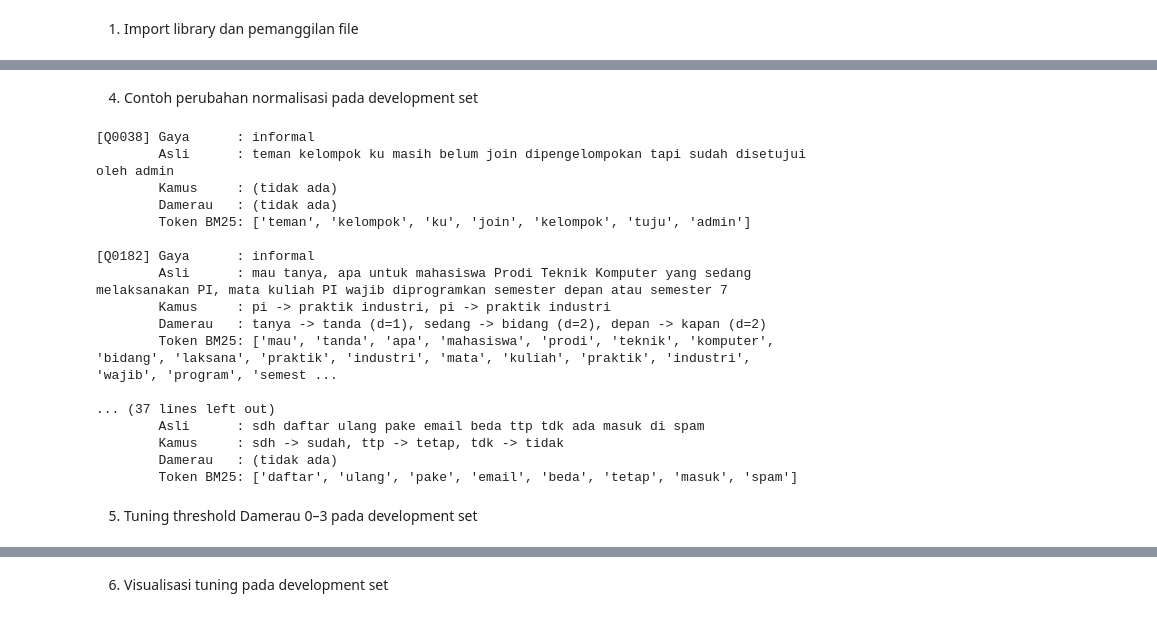
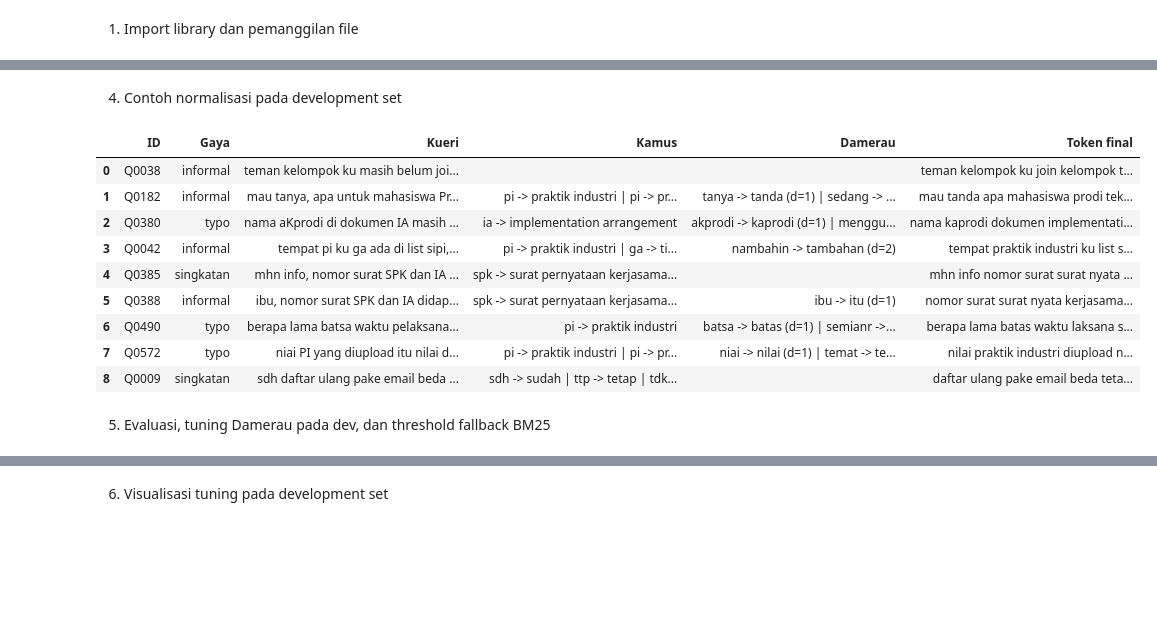
Before and after one commit to Vinmlna05/FAQ-SIPI, a Jupyter notebook: Eksperiment3/eksperiment3.ipynb, the cells around one changed output, grey strips where cells are left out. Saved outputs shown, nothing was run; the diff lists cells and outputs as text; code cells hidden in the pictures; blank space fills up the shorter version.

```diff
--- a/Eksperiment3/eksperiment3.ipynb
+++ b/Eksperiment3/eksperiment3.ipynb
@@ -271,38 +219,30 @@ Entri kamus asli: 73 | Valid: 68 | Dilewati: 5
 | 3 | 67 | ta | kita/anda |
 | 4 | 69 | tabe | permisi/maaf |
 # %% [markdown]
-4. Contoh perubahan normalisasi pada development set
+4. Contoh normalisasi pada development set
 # %%
-# Contoh di dev set supaya mekanisme bisa ditinjau tanpa mengecek test terlebih dahulu.
-contoh = dev_df[dev_df["gaya_kueri"].isin(["singkatan", "informal", "typo"])].head(9)
-
-for row in contoh.itertuples(index=False):
-    token, kamus_log, dl_log = preprocess_gabungan(row.query_text, threshold=2)
-    keterangan_kamus = [f"{x['asal']} -> {x['tujuan']}" for x in kamus_log]
-    keterangan_dl = [f"{x['asal']} -> {x['tujuan']} (d={x['jarak']})" for x in dl_log]
-    print(f"[{row.query_id}] Gaya      : {row.gaya_kueri}")
-    print(f"        Asli      : {row.query_text}")
-    print(f"        Kamus     : {', '.join(keterangan_kamus) or '(tidak ada)'}")
-    print(f"        Damerau   : {', '.join(keterangan_dl) or '(tidak ada)'}")
-    print(f"        Token BM25: {token}\n")
+contoh = dev_df[dev_df['gaya_kueri'].isin(['singkatan','informal','typo'])].head(9)
+contoh_rows = []
+for r in contoh.itertuples(index=False):
+    tokens,log_k,log_d = preprocess_kueri(r.query_text,'Gabungan',threshold=2)
+    contoh_rows.append({
+        'ID':r.query_id,'Gaya':r.gaya_kueri,'Kueri':r.query_text,
+        'Kamus':' | '.join(f"{x['asal']} -> {x['tujuan']}" for x in log_k),
+        'Damerau':' | '.join(f"{x['asal']} -> {x['tujuan']} (d={x['jarak']})" for x in log_d),
+        'Token final':' '.join(tokens)
+    })
+display(pd.DataFrame(contoh_rows))
 # %% [output]
-[Q0038] Gaya      : informal
-        Asli      : teman kelompok ku masih belum join dipengelompokan tapi sudah disetujui oleh admin
-        Kamus     : (tidak ada)
-        Damerau   : (tidak ada)
-        Token BM25: ['teman', 'kelompok', 'ku', 'join', 'kelompok', 'tuju', 'admin']
-
-[Q0182] Gaya      : informal
-        Asli      : mau tanya, apa untuk mahasiswa Prodi Teknik Komputer yang sedang melaksanakan PI, mata kuliah PI wajib diprogramkan semester depan atau semester 7
-        Kamus     : pi -> praktik industri, pi -> praktik industri
-        Damerau   : tanya -> tanda (d=1), sedang -> bidang (d=2), depan -> kapan (d=2)
-        Token BM25: ['mau', 'tanda', 'apa', 'mahasiswa', 'prodi', 'teknik', 'komputer', 'bidang', 'laksana', 'praktik', 'industri', 'mata', 'kuliah', 'praktik', 'industri', 'wajib', 'program', 'semest ...
-
-... (37 lines left out)
-        Asli      : sdh daftar ulang pake email beda ttp tdk ada masuk di spam
-        Kamus     : sdh -> sudah, ttp -> tetap, tdk -> tidak
-        Damerau   : (tidak ada)
-        Token BM25: ['daftar', 'ulang', 'pake', 'email', 'beda', 'tetap', 'masuk', 'spam']
+|  | ID | Gaya | Kueri | Kamus | Damerau | Token final |
+| 0 | Q0038 | informal | teman kelompok ku masih belum joi... |  |  | teman kelompok ku join kelompok t... |
+| 1 | Q0182 | informal | mau tanya, apa untuk mahasiswa Pr... | pi -> praktik industri | pi -> pr... | tanya -> tanda (d=1) | sedang -> ... | mau tanda apa mahasiswa prodi tek... |
+| 2 | Q0380 | typo | nama aKprodi di dokumen IA masih ... | ia -> implementation arrangement | akprodi -> kaprodi (d=1) | menggu... | nama kaprodi dokumen implementati... |
+| 3 | Q0042 | informal | tempat pi ku ga ada di list sipi,... | pi -> praktik industri | ga -> ti... | nambahin -> tambahan (d=2) | tempat praktik industri ku list s... |
+| 4 | Q0385 | singkatan | mhn info, nomor surat SPK dan IA ... | spk -> surat pernyataan kerjasama... |  | mhn info nomor surat surat nyata ... |
+| 5 | Q0388 | informal | ibu, nomor surat SPK dan IA didap... | spk -> surat pernyataan kerjasama... | ibu -> itu (d=1) | nomor surat surat nyata kerjasama... |
+| 6 | Q0490 | typo | berapa lama batsa waktu pelaksana... | pi -> praktik industri | batsa -> batas (d=1) | semianr ->... | berapa lama batas waktu laksana s... |
+| 7 | Q0572 | typo | niai PI yang diupload itu nilai d... | pi -> praktik industri | pi -> pr... | niai -> nilai (d=1) | temat -> te... | nilai praktik industri diupload n... |
+| 8 | Q0009 | singkatan | sdh daftar ulang pake email beda ... | sdh -> sudah | ttp -> tetap | tdk... |  | daftar ulang pake email beda teta... |
 # %% [markdown]
-5. Tuning threshold Damerau 0–3 pada development set
+5. Evaluasi, tuning Damerau pada dev, dan threshold fallback BM25
 # %%
```
Also changed, not shown: parts of 13 cells of this notebook, 17 other files.
